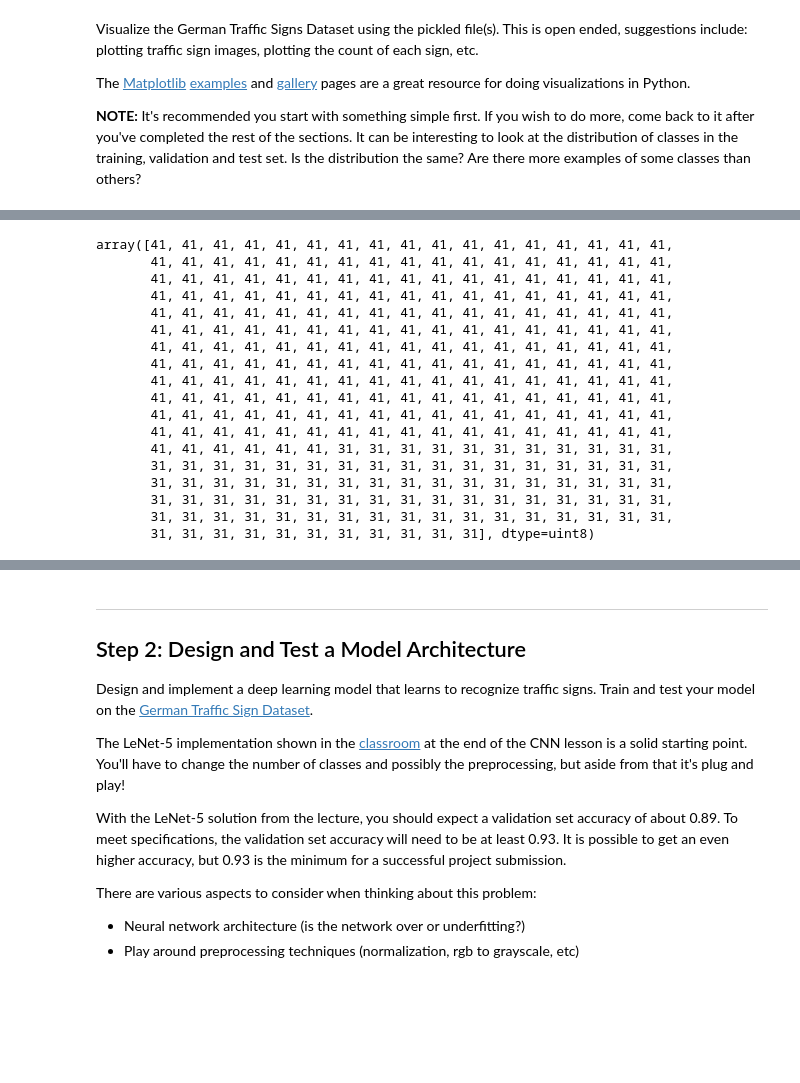
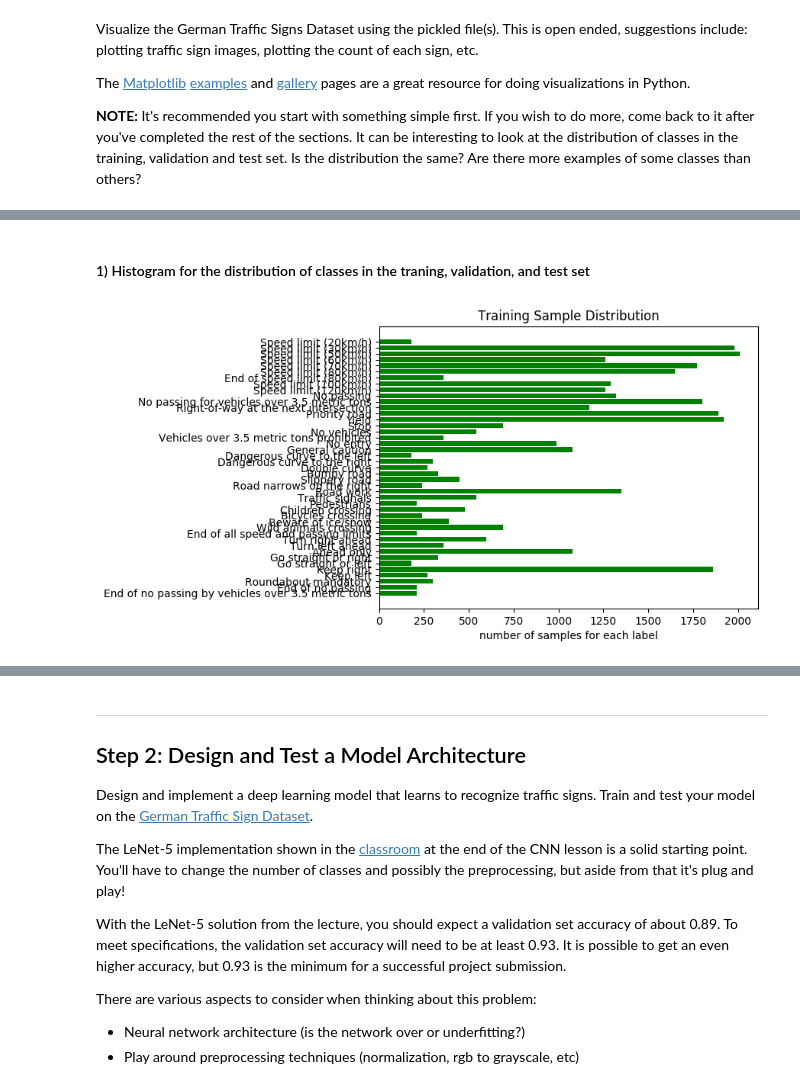
Before and after one commit to penny4860/CarND-P2-Classifier, a Jupyter notebook: Traffic_Sign_Classifier.ipynb, the cells around one changed output, grey strips where cells are left out. Cells and saved outputs as stored; diff of their text form; code cells hidden in the pictures; blank space fills up the shorter version.

```diff
--- a/Traffic_Sign_Classifier.ipynb
+++ b/Traffic_Sign_Classifier.ipynb
@@ -111,6 +107,0 @@ import pandas as pd
-# %%
-# number of images per labels
-n_classes = 43
-
-for i in range(n_classes):
-    print(i, len(y_train[y_train==i]))
@@ -141,21 +107,0 @@ plt.title(y_train[300])
-# %%
-y_train[:300]
-# %% [output]
-array([41, 41, 41, 41, 41, 41, 41, 41, 41, 41, 41, 41, 41, 41, 41, 41, 41,
-       41, 41, 41, 41, 41, 41, 41, 41, 41, 41, 41, 41, 41, 41, 41, 41, 41,
-       41, 41, 41, 41, 41, 41, 41, 41, 41, 41, 41, 41, 41, 41, 41, 41, 41,
-       41, 41, 41, 41, 41, 41, 41, 41, 41, 41, 41, 41, 41, 41, 41, 41, 41,
-       41, 41, 41, 41, 41, 41, 41, 41, 41, 41, 41, 41, 41, 41, 41, 41, 41,
-       41, 41, 41, 41, 41, 41, 41, 41, 41, 41, 41, 41, 41, 41, 41, 41, 41,
-       41, 41, 41, 41, 41, 41, 41, 41, 41, 41, 41, 41, 41, 41, 41, 41, 41,
-       41, 41, 41, 41, 41, 41, 41, 41, 41, 41, 41, 41, 41, 41, 41, 41, 41,
-       41, 41, 41, 41, 41, 41, 41, 41, 41, 41, 41, 41, 41, 41, 41, 41, 41,
-       41, 41, 41, 41, 41, 41, 41, 41, 41, 41, 41, 41, 41, 41, 41, 41, 41,
-       41, 41, 41, 41, 41, 41, 41, 41, 41, 41, 41, 41, 41, 41, 41, 41, 41,
-       41, 41, 41, 41, 41, 41, 41, 41, 41, 41, 41, 41, 41, 41, 41, 41, 41,
-       41, 41, 41, 41, 41, 41, 31, 31, 31, 31, 31, 31, 31, 31, 31, 31, 31,
-       31, 31, 31, 31, 31, 31, 31, 31, 31, 31, 31, 31, 31, 31, 31, 31, 31,
-       31, 31, 31, 31, 31, 31, 31, 31, 31, 31, 31, 31, 31, 31, 31, 31, 31,
-       31, 31, 31, 31, 31, 31, 31, 31, 31, 31, 31, 31, 31, 31, 31, 31, 31,
-       31, 31, 31, 31, 31, 31, 31, 31, 31, 31, 31, 31, 31, 31, 31, 31, 31,
-       31, 31, 31, 31, 31, 31, 31, 31, 31, 31, 31], dtype=uint8)
@@ -164,0 +108,36 @@ array([41, 41, 41, 41, 41, 41, 41, 41, 41, 41, 41, 41, 41, 41, 41, 41, 41,
+# %% [markdown]
+#### 1) Histogram for the distribution of classes in the traning, validation, and test set
+# %%
+import pandas as pd
+import numpy as np
+import matplotlib.pyplot as plt
+
+
+def plot_histogram(X, y, labels, title):
+    def _get_n_samples_for_classes(y, n_classes):
+        n_samples = []
+        for i in range(n_classes):
+            n_samples.append(len(y[y==i]))
+        return n_samples
+
+    plt.rcdefaults()
+    fig, ax = plt.subplots()
+
+    y_pos = np.arange(len(labels))
+    n_samples_for_classes = _get_n_samples_for_classes(y, len(labels))
+
+    ax.barh(y_pos, n_samples_for_classes, align='center', color='green', ecolor='black')
+    ax.set_yticks(y_pos)
+    ax.set_yticklabels(labels)
+    ax.invert_yaxis()  # labels read top-to-bottom
+    ax.set_xlabel('number of samples for each label')
+    ax.set_title('{} Sample Distribution'.format(title))
+
+    plt.show()
+# %%
+dataframe = pd.read_csv("signnames.csv")
+labels = list(dataframe['SignName'])
+# %%
+plot_histogram(X_train, y_train, labels, "Training")
+# %% [output]
+[figure, added]
```
Also changed, not shown: parts of 8 cells of this notebook.
